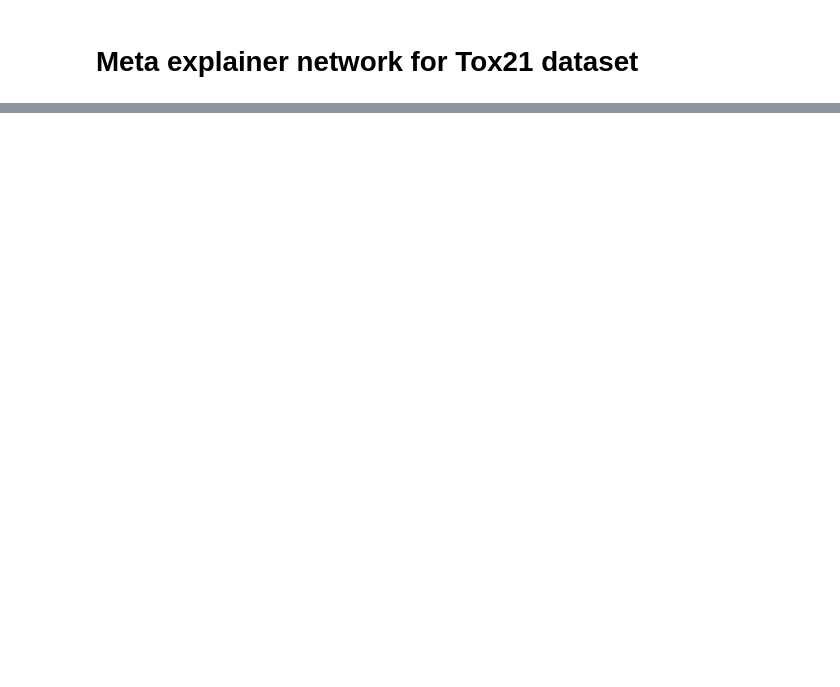
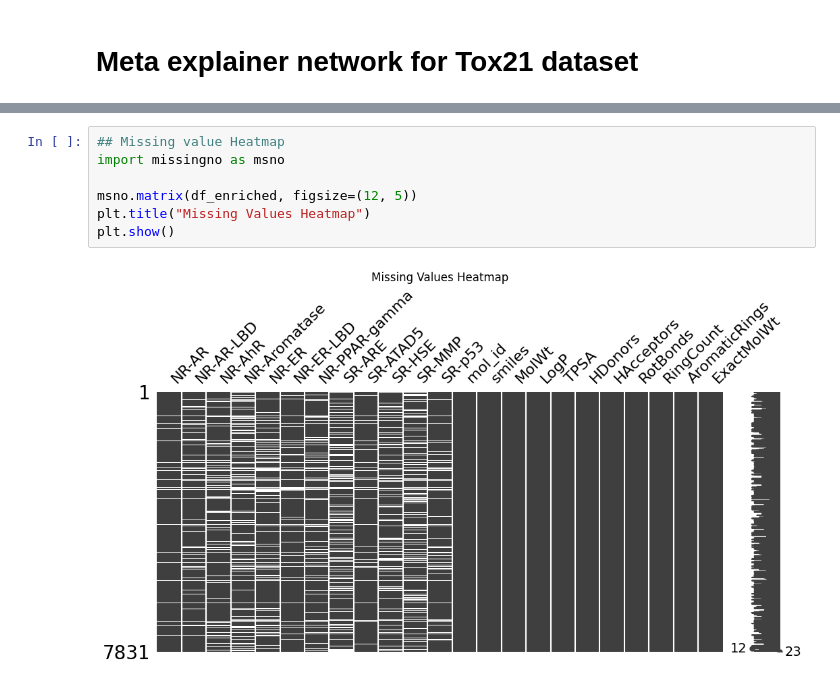
Before and after one commit to Amir-Tav/Token-to-Atom-Cross-Attention-for-Molecular-Toxicity, a Jupyter notebook: tox21.ipynb, the cells around one changed output, grey strips where cells are left out. Saved outputs shown, nothing was run; the diff lists cells and outputs as text; blank space fills up the shorter version.

```diff
--- a/tox21.ipynb
+++ b/tox21.ipynb
@@ -163,0 +148,9 @@ AttributeError: _ARRAY_API not found
+# %%
+## Missing value Heatmap
+import missingno as msno
+
+msno.matrix(df_enriched, figsize=(12, 5))
+plt.title("Missing Values Heatmap")
+plt.show()
+# %% [output]
+[figure, added]
```
Also changed, not shown: parts of 28 cells of this notebook, 20 other files.
